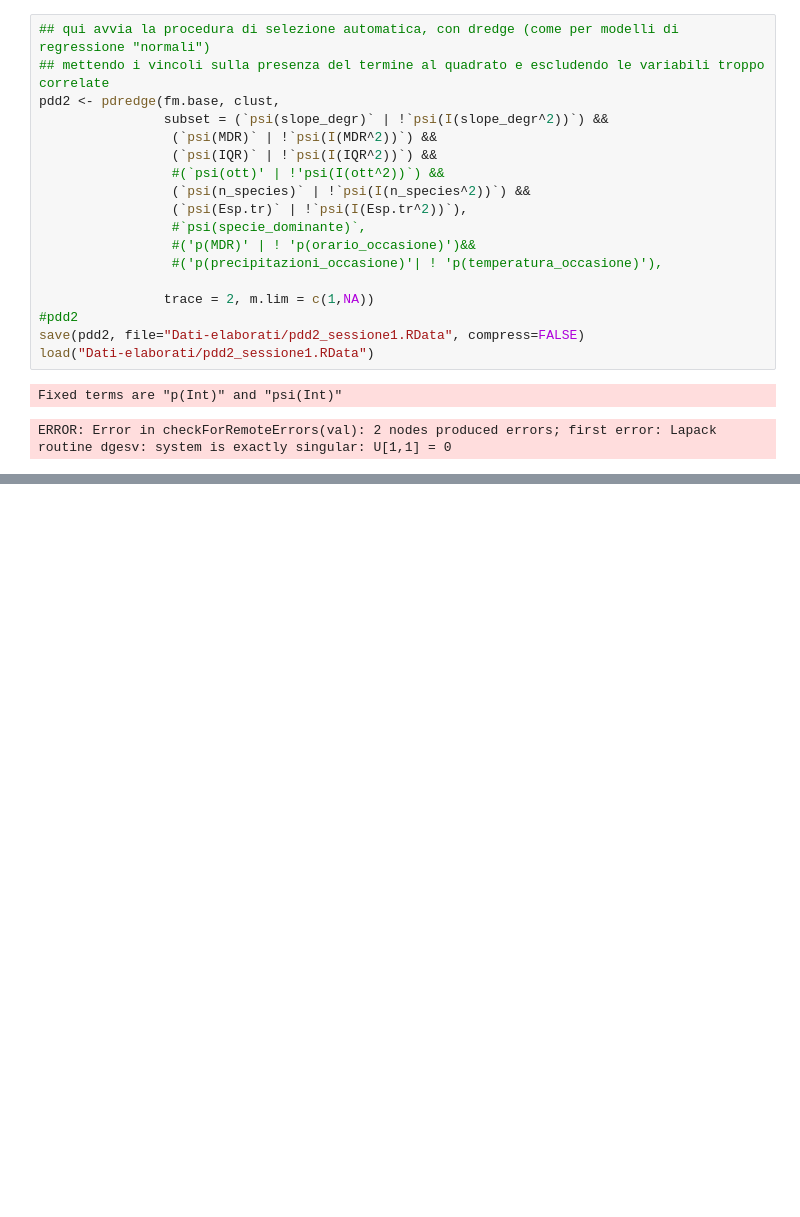
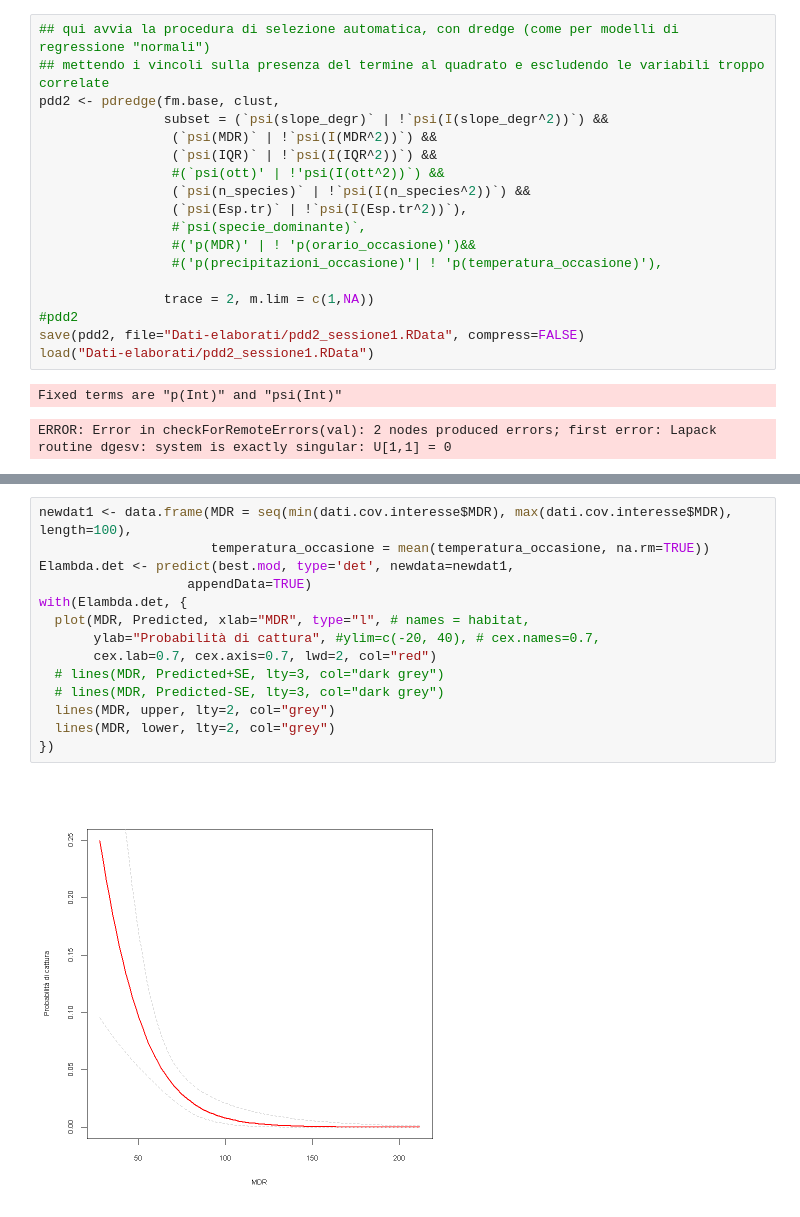
Before and after one commit to GabyOM/Chionomys-nivalis-analysis, a Jupyter notebook: 5. Analisi Occupancy e modelli .ipynb, the cells around one changed output, grey strips where cells are left out. Drawn from its saved outputs; the diff is of its cells as text; blank space fills up the shorter version.

Commit message:
Grafici relazione probabilità tra variabili

```diff
--- a/5. Analisi Occupancy e modelli .ipynb
+++ b/5. Analisi Occupancy e modelli .ipynb
@@ -588,0 +586,16 @@ with(Elambda.det, {
+# %%
+newdat1 <- data.frame(MDR = seq(min(dati.cov.interesse$MDR), max(dati.cov.interesse$MDR), length=100),
+                      temperatura_occasione = mean(temperatura_occasione, na.rm=TRUE))
+Elambda.det <- predict(best.mod, type='det', newdata=newdat1,
+                   appendData=TRUE)
+with(Elambda.det, {
+  plot(MDR, Predicted, xlab="MDR", type="l", # names = habitat,
+       ylab="Probabilità di cattura", #ylim=c(-20, 40), # cex.names=0.7,
+       cex.lab=0.7, cex.axis=0.7, lwd=2, col="red")
+  # lines(MDR, Predicted+SE, lty=3, col="dark grey")
+  # lines(MDR, Predicted-SE, lty=3, col="dark grey")
+  lines(MDR, upper, lty=2, col="grey")
+  lines(MDR, lower, lty=2, col="grey")
+})
+# %% [output]
+[figure, added]
```
Also changed, not shown: parts of 5 cells of this notebook, 1 other file.
